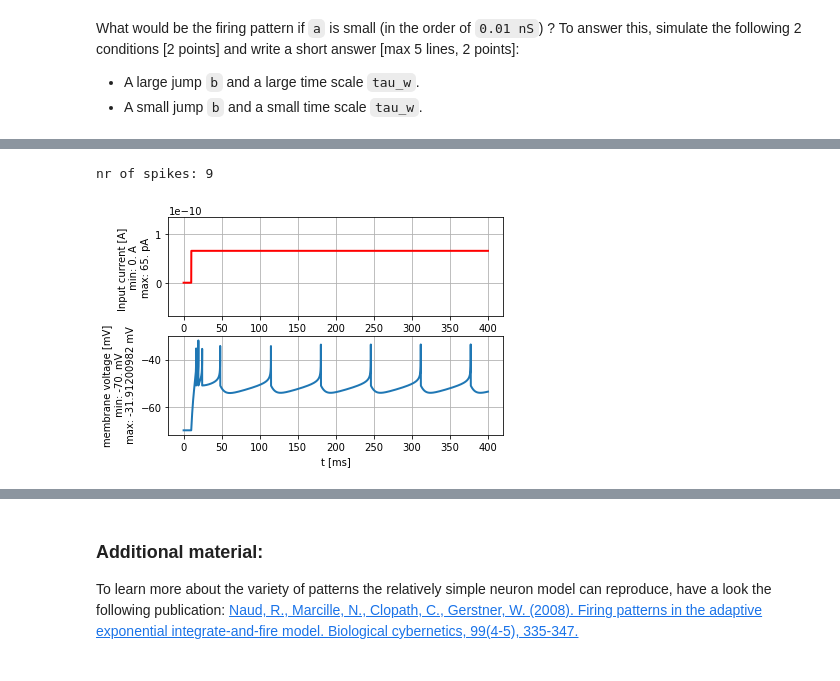
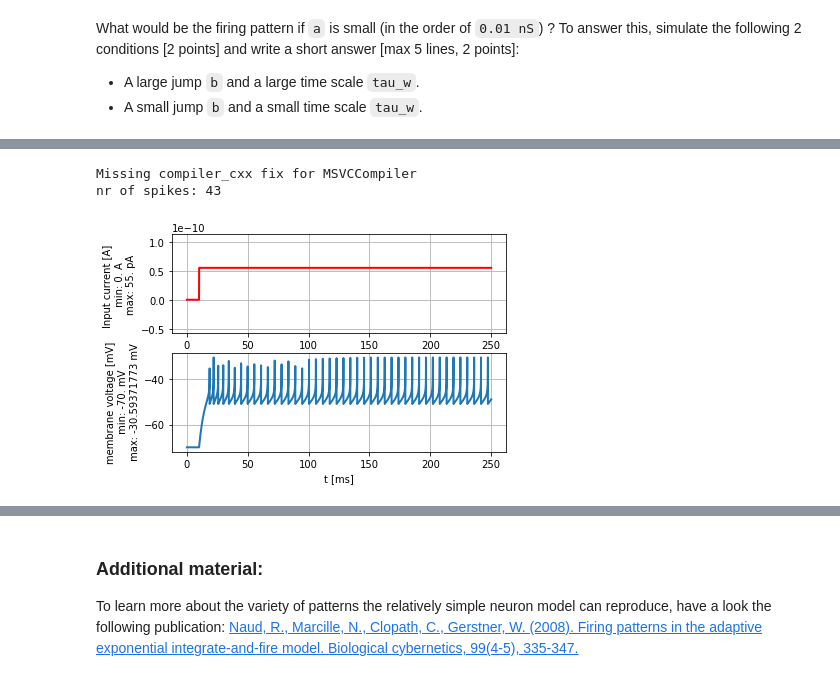
Before and after one commit to marcoabrate/biologicalmodelingofnn, a Jupyter notebook: project1/Ex1_firstName_lastName_000.ipynb, the cells around one changed output, grey strips where cells are left out. Cells and saved outputs as stored; diff of their text form; code cells hidden in the pictures.

```diff
--- a/project1/Ex1_firstName_lastName_000.ipynb
+++ b/project1/Ex1_firstName_lastName_000.ipynb
@@ -371,10 +381,11 @@ What would be the firing pattern if `a` is small (in the order of `0.01 nS`) ? T
 # %%
-# A large jump b and a large time scale tau_w.
-current = input_factory.get_step_current(10, 400, 1. * b2.ms, 65 * b2.pA)
+# A small jump b and a small time scale tau_w.
+current = input_factory.get_step_current(10, 250, 1. * b2.ms, 55 * b2.pA)
 state_monitor, spike_monitor = AdEx.simulate_AdEx_neuron(I_stim=current,
-    v_reset=-51*b2.mV, a=0.01*b2.nS, b=10*b2.pA, tau_w=200*b2.ms, simulation_time=400 * b2.ms)
+    v_reset=-51*b2.mV, a=0.01*b2.nS, b=3*b2.pA, tau_w=20*b2.ms, simulation_time=250 * b2.ms)
 plot_tools.plot_voltage_and_current_traces(state_monitor, current)
 print("nr of spikes: {}".format(spike_monitor.count[0]))
 # %% [output]
-nr of spikes: 9
+Missing compiler_cxx fix for MSVCCompiler
+nr of spikes: 43
-[figure, old version]
+[figure, new version]
```
Also changed, not shown: parts of 7 cells of this notebook.
